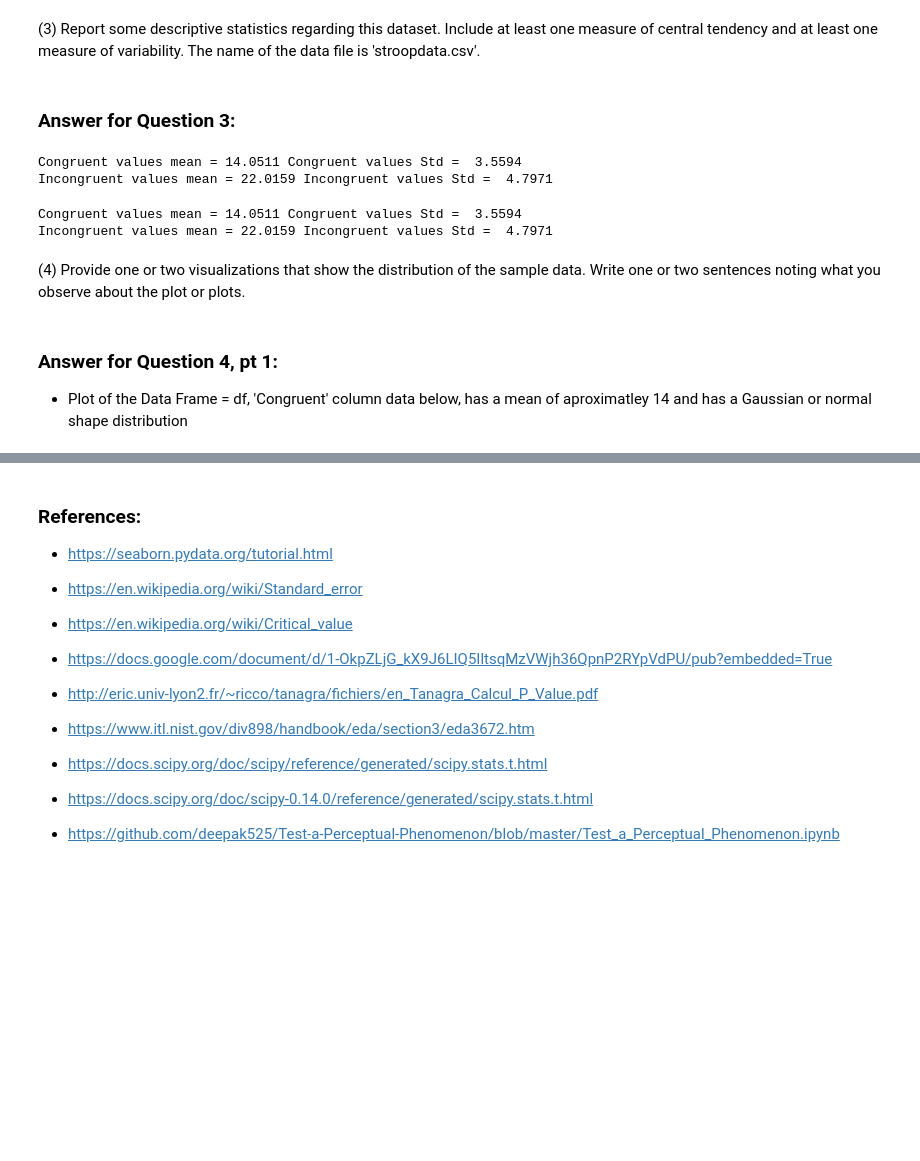
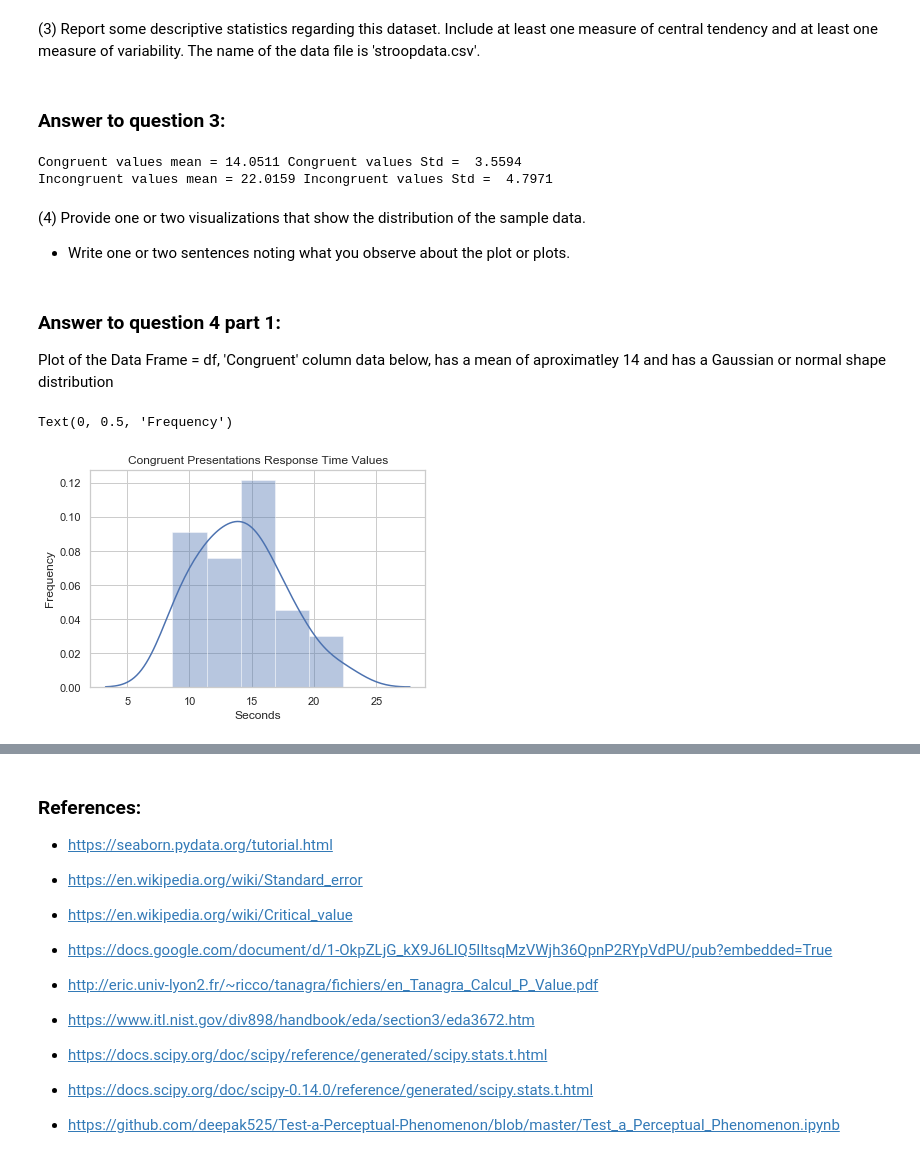
Before and after one commit to jcwalmsley/Test-a-Perceptual-Phenomenom, a Jupyter notebook: Test a Perceptual Phenomenon.ipynb, the cells around one changed output, grey strips where cells are left out. Cells and saved outputs as stored; diff of their text form; code cells hidden in the pictures; blank space fills up the shorter version.

```diff
--- a/Test a Perceptual Phenomenon.ipynb
+++ b/Test a Perceptual Phenomenon.ipynb
@@ -44,9 +45,10 @@ H$_A$:     u$_c$   ≠      u$_i$
 # %% [markdown]
 (3) Report some descriptive statistics regarding this dataset. Include at least one measure of central tendency and at least one measure of variability. The name of the data file is 'stroopdata.csv'.
 # %% [markdown]
-### Answer for Question 3:
+### Answer to question 3:
 # %%
 # Perform the analysis here
+# importing packages
 import os
 import math
 import random
@@ -58,13 +60,11 @@ import matplotlib.pyplot as plot
 import statistics as st
 from scipy import stats
 from scipy.stats import t
+# setting a random seed
 np.random.seed(2019)
 
+
+# read in data
 df = pd.read_csv('stroopdata.csv')
-print('Congruent values mean =', round(df['Congruent'].mean(),4),'Congruent values Std = ', round(df['Congruent'].std(),4))
-print('Incongruent values mean =', round(df['Incongruent'].mean(),4),'Incongruent values Std = ', round(df['Incongruent'].std(),4))
-df;
+#
-# %% [output]
-Congruent values mean = 14.0511 Congruent values Std =  3.5594
-Incongruent values mean = 22.0159 Incongruent values Std =  4.7971
 # %%
@@ -75,8 +77,22 @@ print('Incongruent values mean =', round(df['Incongruent'].mean(),4),'Incongruen
 Congruent values mean = 14.0511 Congruent values Std =  3.5594
 Incongruent values mean = 22.0159 Incongruent values Std =  4.7971
 # %% [markdown]
-(4) Provide one or two visualizations that show the distribution of the sample data. Write one or two sentences noting what you observe about the plot or plots.
+(4) Provide one or two visualizations that show the distribution of the sample data.
+
+- Write one or two sentences noting what you observe about the plot or plots.
 # %% [markdown]
-### Answer for Question 4, pt 1:
+### Answer to question 4 part 1:
 
-- Plot of the Data Frame = df, 'Congruent' column data below, has a mean of aproximatley 14 and has a Gaussian or normal shape distribution
+Plot of the Data Frame = df, 'Congruent' column data below, has a mean of aproximatley 14 and has a Gaussian or normal shape distribution
+# %%
+# apply plot background style
+sns.set(style="whitegrid");
+
+# plot distribution of Congruent Presentations values
+sns.distplot(df['Congruent'])
+plot.title('Congruent Presentations Response Time Values')
+plot.xlabel('Seconds')
+plot.ylabel('Frequency')
+# %% [output]
+Text(0, 0.5, 'Frequency')
+[figure, added]
```
Also changed, not shown: parts of 21 cells of this notebook.
